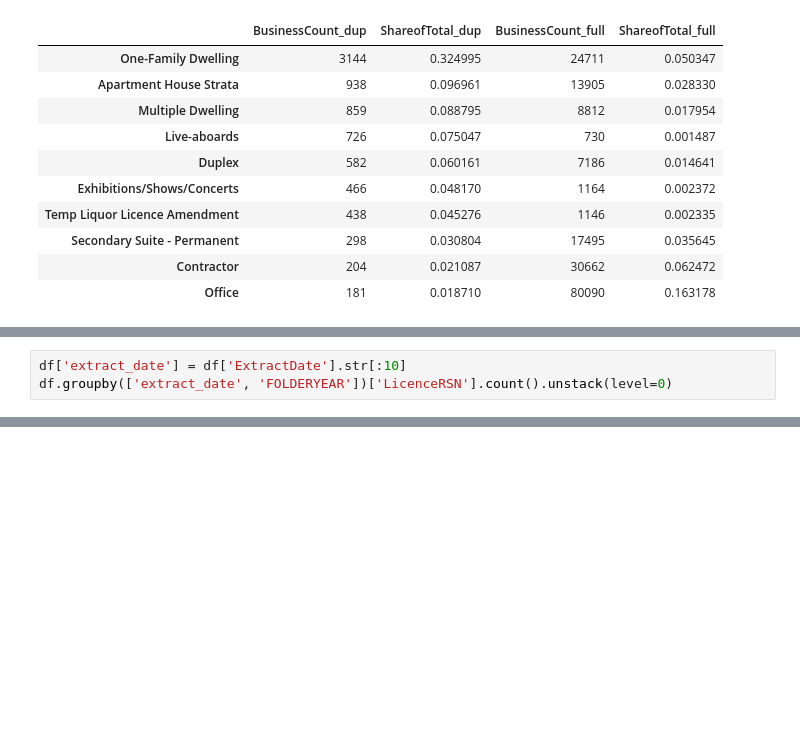
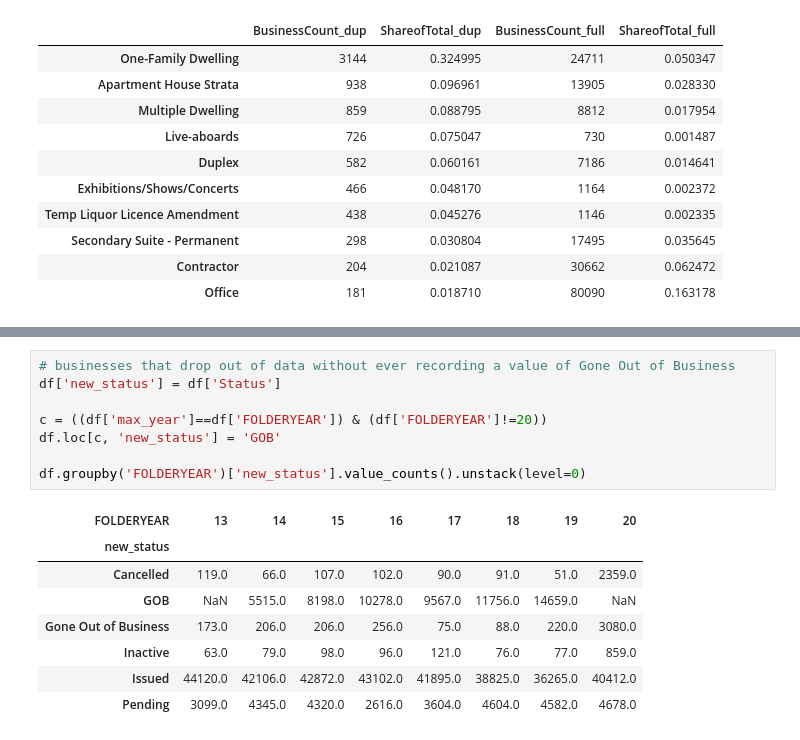
Before and after one commit to colinspear/business-licenses, a Jupyter notebook: notebooks/cleanup.ipynb, the cells around one changed output, grey strips where cells are left out. Drawn from its saved outputs; the diff is of its cells as text; blank space fills up the shorter version.

```diff
--- a/notebooks/cleanup.ipynb
+++ b/notebooks/cleanup.ipynb
@@ -333,3 +183,0 @@ set([x[:10] for x in df['ExtractDate'].unique()])
-# %%
-df['extract_date'] = df['ExtractDate'].str[:10]
-df.groupby(['extract_date', 'FOLDERYEAR'])['LicenceRSN'].count().unstack(level=0)
@@ -401,0 +251,17 @@ df['LicenceNumber'].duplicated().sum()
+# %%
+# businesses that drop out of data without ever recording a value of Gone Out of Business
+df['new_status'] = df['Status']
+
+c = ((df['max_year']==df['FOLDERYEAR']) & (df['FOLDERYEAR']!=20))
+df.loc[c, 'new_status'] = 'GOB'
+
+df.groupby('FOLDERYEAR')['new_status'].value_counts().unstack(level=0)
+# %% [output]
+| FOLDERYEAR | 13 | 14 | 15 | 16 | 17 | 18 | 19 | 20 |
+| new_status |  |  |  |  |  |  |  |  |
+| Cancelled | 119.0 | 66.0 | 107.0 | 102.0 | 90.0 | 91.0 | 51.0 | 2359.0 |
+| GOB | NaN | 5515.0 | 8198.0 | 10278.0 | 9567.0 | 11756.0 | 14659.0 | NaN |
+| Gone Out of Business | 173.0 | 206.0 | 206.0 | 256.0 | 75.0 | 88.0 | 220.0 | 3080.0 |
+| Inactive | 63.0 | 79.0 | 98.0 | 96.0 | 121.0 | 76.0 | 77.0 | 859.0 |
+| Issued | 44120.0 | 42106.0 | 42872.0 | 43102.0 | 41895.0 | 38825.0 | 36265.0 | 40412.0 |
+| Pending | 3099.0 | 4345.0 | 4320.0 | 2616.0 | 3604.0 | 4604.0 | 4582.0 | 4678.0 |
```
Also changed, not shown: parts of 49 cells of this notebook, 2 other files.
